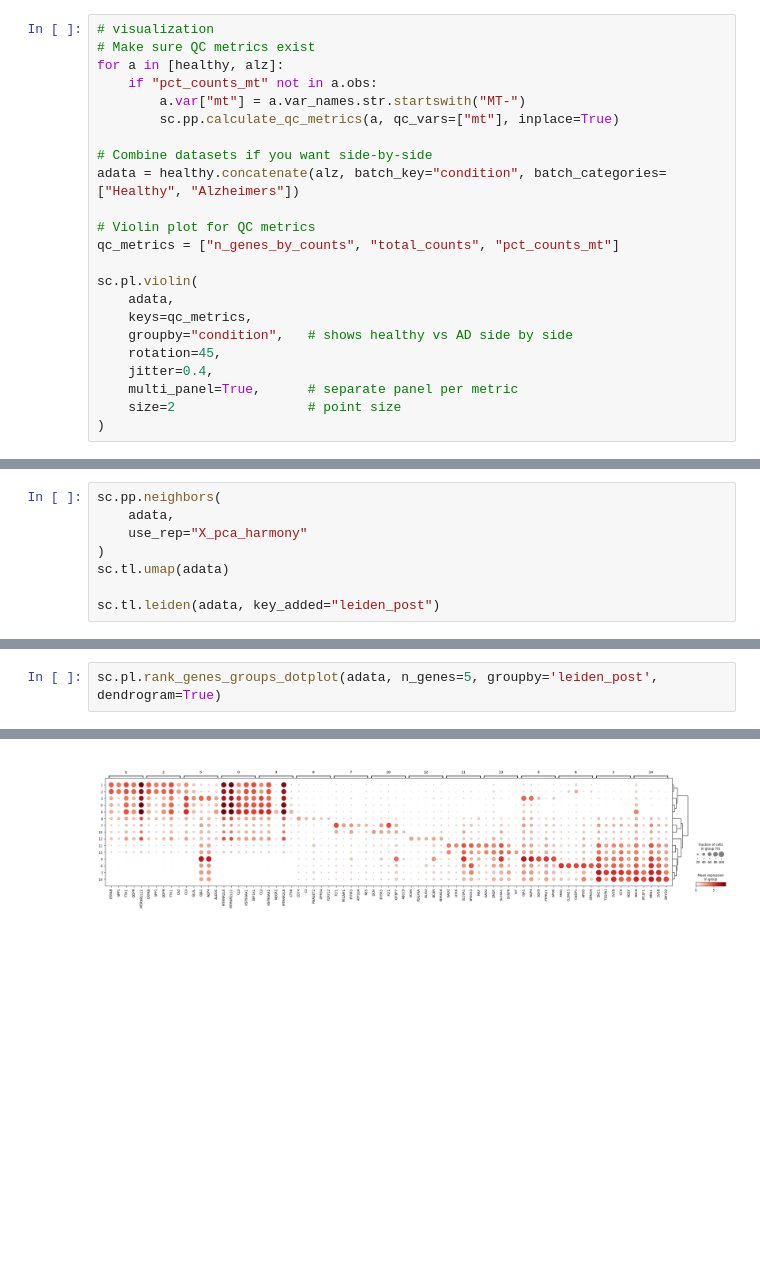
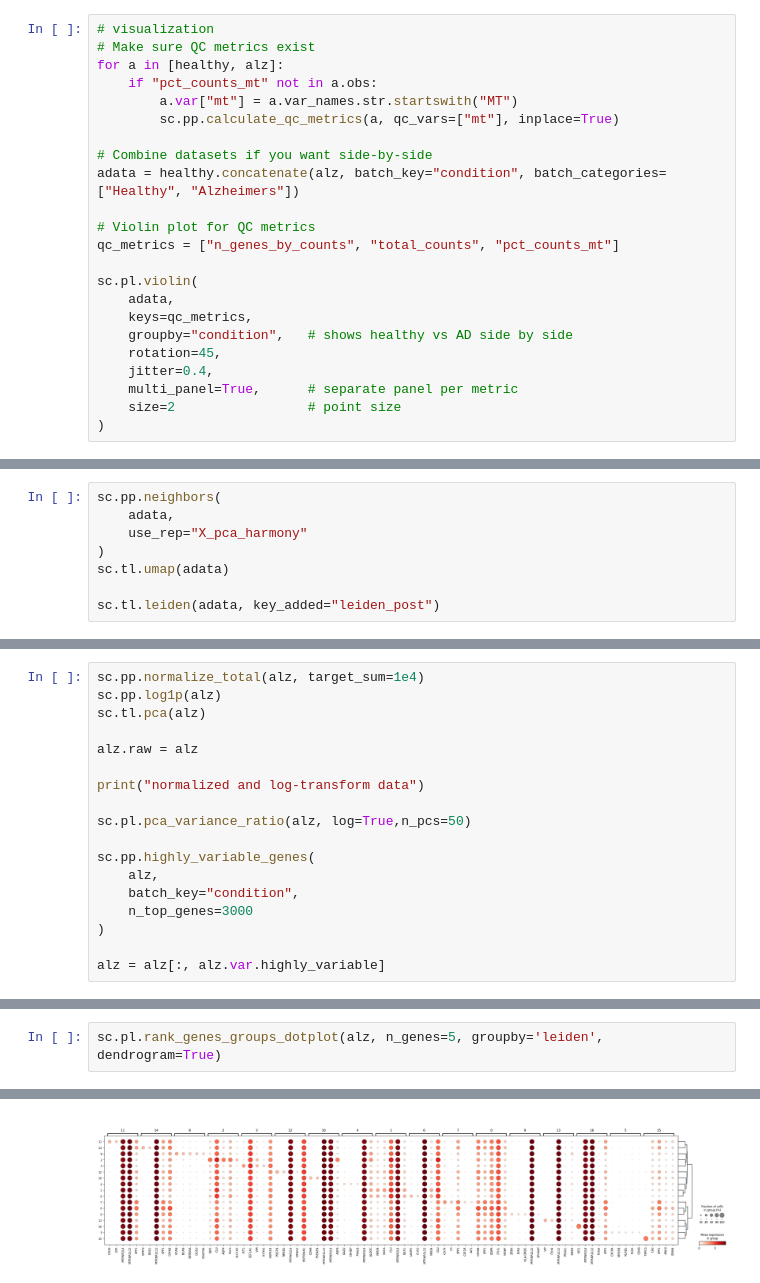
Before and after one commit to sren212/alzheimers_so, a Jupyter notebook: analysis.ipynb, the cells around one changed output, grey strips where cells are left out. Drawn from its saved outputs; the diff is of its cells as text; blank space fills up the shorter version.

Commit message:
complete differential gene expression analysis

```diff
--- a/analysis.ipynb
+++ b/analysis.ipynb
@@ -117,7 +111,7 @@ Number of cells after filtering: 35903
 # Make sure QC metrics exist
 for a in [healthy, alz]:
     if "pct_counts_mt" not in a.obs:
-        a.var["mt"] = a.var_names.str.startswith("MT-")
+        a.var["mt"] = a.var_names.str.startswith("MT")
         sc.pp.calculate_qc_metrics(a, qc_vars=["mt"], inplace=True)
 
 # Combine datasets if you want side-by-side
@@ -247,0 +466,18 @@ Annotate Cell Types
+# %%
+sc.pp.normalize_total(alz, target_sum=1e4)
+sc.pp.log1p(alz)
+sc.tl.pca(alz)
+
+alz.raw = alz
+
+print("normalized and log-transform data")
+
+sc.pl.pca_variance_ratio(alz, log=True,n_pcs=50)
+
+sc.pp.highly_variable_genes(
+    alz,
+    batch_key="condition",
+    n_top_genes=3000
+)
+
+alz = alz[:, alz.var.highly_variable]
@@ -251,5 +514,5 @@ print("Identified marker genes for each 'leiden_post' cluster.")
 # %% [output]
 Identified marker genes for each 'leiden_post' cluster.
 # %%
-sc.pl.rank_genes_groups_dotplot(adata, n_genes=5, groupby='leiden_post', dendrogram=True)
+sc.pl.rank_genes_groups_dotplot(alz, n_genes=5, groupby='leiden', dendrogram=True)
 # %% [output]
@@ -257 +520 @@ WARNING: dendrogram data not found (using key=dendrogram_leiden_post). Running `
-[figure, old version]
+[figure, new version]
```
Also changed, not shown: parts of 55 cells of this notebook, 4 other files.
